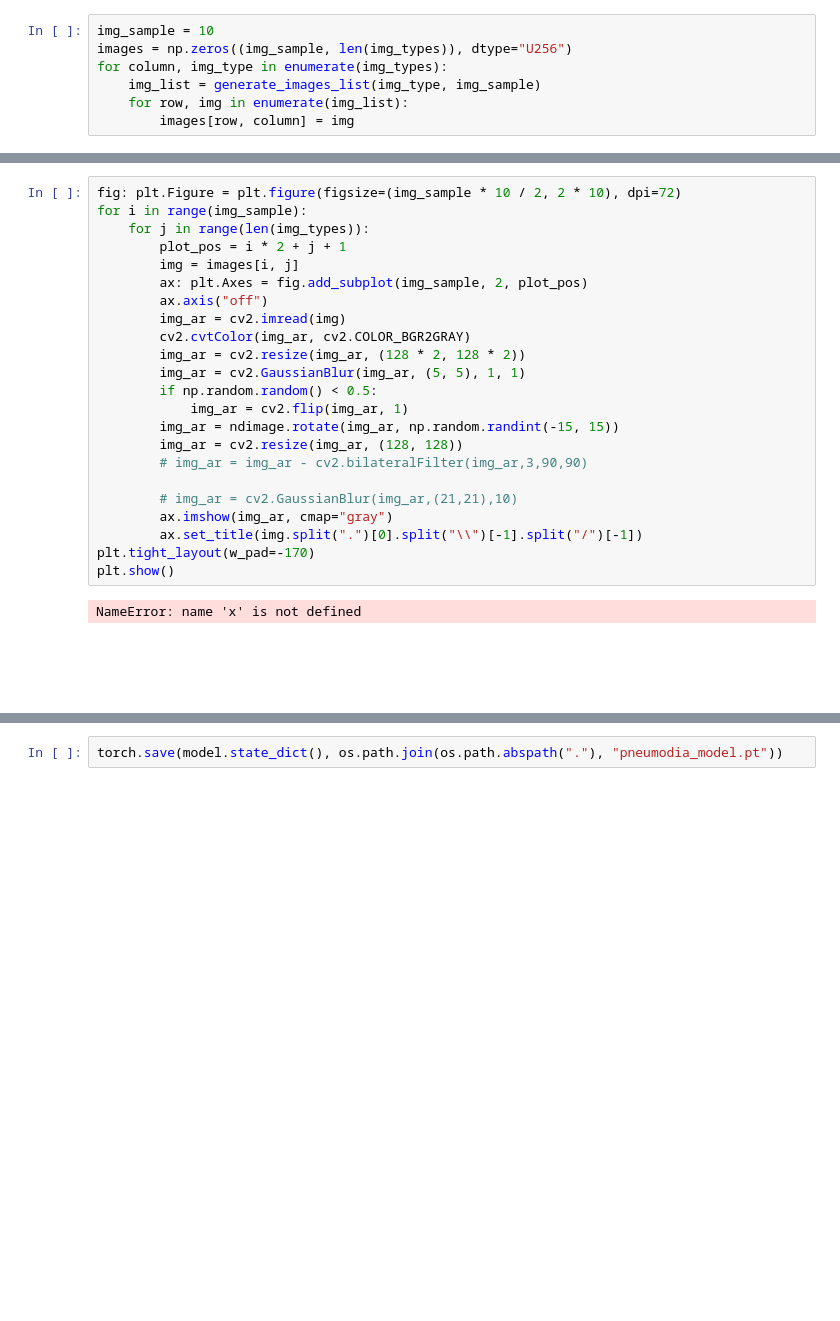
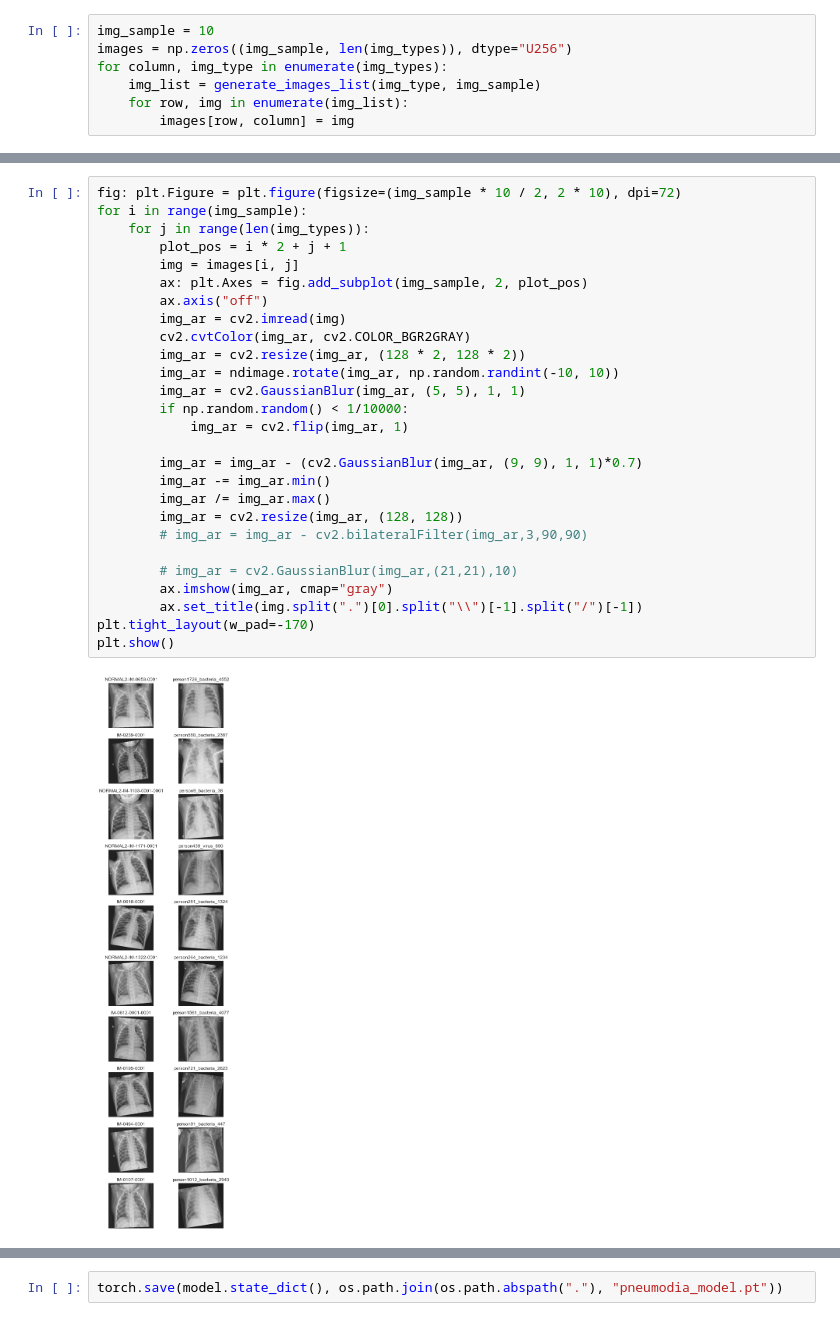
Before and after one commit to JulienAlardot/computer_vision, a Jupyter notebook: ml_core/data_analysis.ipynb, the cells around one changed output, grey strips where cells are left out. Drawn from its saved outputs; the diff is of its cells as text; blank space fills up the shorter version.

```diff
--- a/ml_core/data_analysis.ipynb
+++ b/ml_core/data_analysis.ipynb
@@ -58,28 +60,31 @@ plt.show()
 # %%
 fig: plt.Figure = plt.figure(figsize=(img_sample * 10 / 2, 2 * 10), dpi=72)
 for i in range(img_sample):
     for j in range(len(img_types)):
         plot_pos = i * 2 + j + 1
         img = images[i, j]
         ax: plt.Axes = fig.add_subplot(img_sample, 2, plot_pos)
         ax.axis("off")
         img_ar = cv2.imread(img)
         cv2.cvtColor(img_ar, cv2.COLOR_BGR2GRAY)
         img_ar = cv2.resize(img_ar, (128 * 2, 128 * 2))
+        img_ar = ndimage.rotate(img_ar, np.random.randint(-10, 10))
         img_ar = cv2.GaussianBlur(img_ar, (5, 5), 1, 1)
-        if np.random.random() < 0.5:
+        if np.random.random() < 1/10000:
             img_ar = cv2.flip(img_ar, 1)
-        img_ar = ndimage.rotate(img_ar, np.random.randint(-15, 15))
+
+        img_ar = img_ar - (cv2.GaussianBlur(img_ar, (9, 9), 1, 1)*0.7)
+        img_ar -= img_ar.min()
+        img_ar /= img_ar.max()
         img_ar = cv2.resize(img_ar, (128, 128))
         # img_ar = img_ar - cv2.bilateralFilter(img_ar,3,90,90)
 
         # img_ar = cv2.GaussianBlur(img_ar,(21,21),10)
         ax.imshow(img_ar, cmap="gray")
         ax.set_title(img.split(".")[0].split("\\")[-1].split("/")[-1])
 plt.tight_layout(w_pad=-170)
 plt.show()
 # %% [output]
-NameError: name 'x' is not defined
-[figure, old version]
+[figure, new version]
 # %%
 class PneumoniaModel(nn.Module):
```
Also changed, not shown: parts of 13 cells of this notebook, 4 other files.
